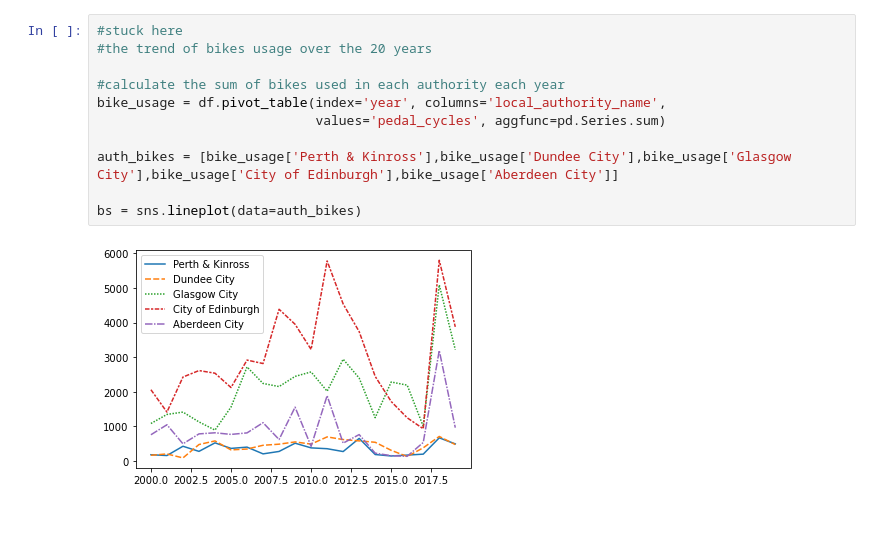
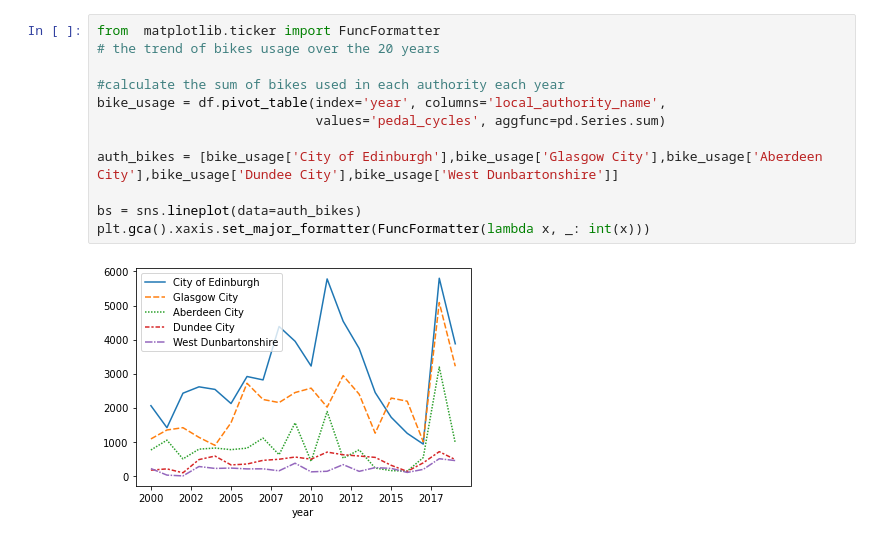
Before and after one commit to chiclez/pp-project-2, a Jupyter notebook: group 1.ipynb, the cells around one changed output. Saved outputs shown, nothing was run; the diff lists cells and outputs as text.

```diff
--- a/group 1.ipynb
+++ b/group 1.ipynb
@@ -134,13 +134,14 @@ Text(0.5, 1.0, 'The average use of bikes each hour in City of Edinburgh')
 # %%
-#stuck here
-#the trend of bikes usage over the 20 years
+from  matplotlib.ticker import FuncFormatter
+# the trend of bikes usage over the 20 years
 
 #calculate the sum of bikes used in each authority each year
 bike_usage = df.pivot_table(index='year', columns='local_authority_name',
                             values='pedal_cycles', aggfunc=pd.Series.sum)
 
-auth_bikes = [bike_usage['Perth & Kinross'],bike_usage['Dundee City'],bike_usage['Glasgow City'],bike_usage['City of Edinburgh'],bike_usage['Aberdeen City']]
+auth_bikes = [bike_usage['City of Edinburgh'],bike_usage['Glasgow City'],bike_usage['Aberdeen City'],bike_usage['Dundee City'],bike_usage['West Dunbartonshire']]
 
 bs = sns.lineplot(data=auth_bikes)
+plt.gca().xaxis.set_major_formatter(FuncFormatter(lambda x, _: int(x)))
 # %% [output]
-[figure, old version]
+[figure, new version]
```
Also changed, not shown: parts of 4 cells of this notebook, 2 other files.
